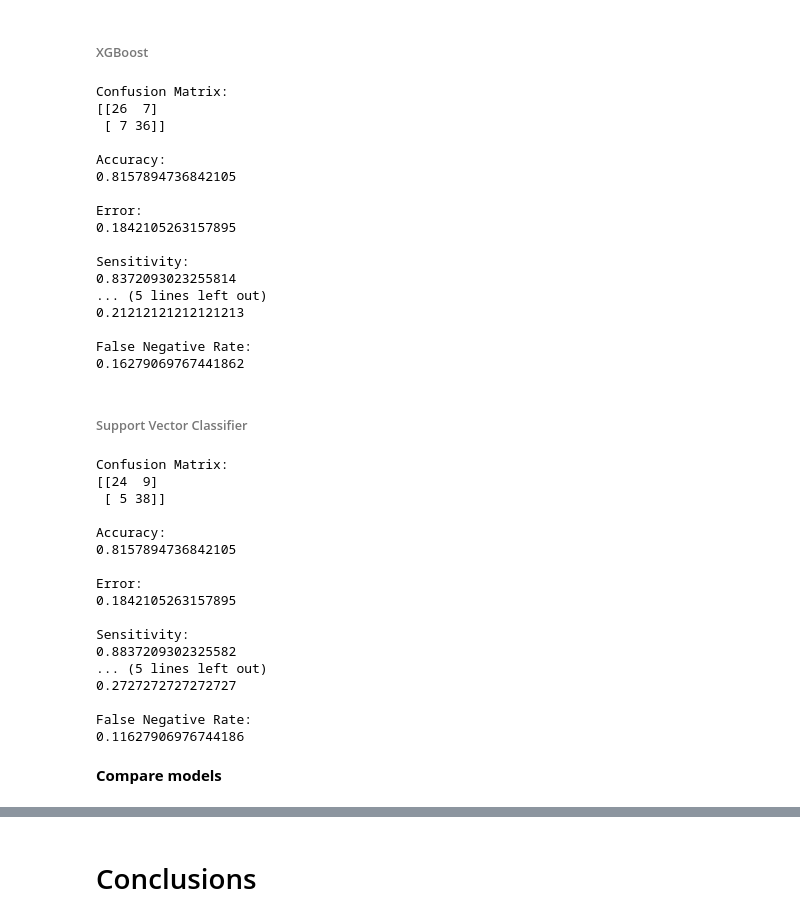
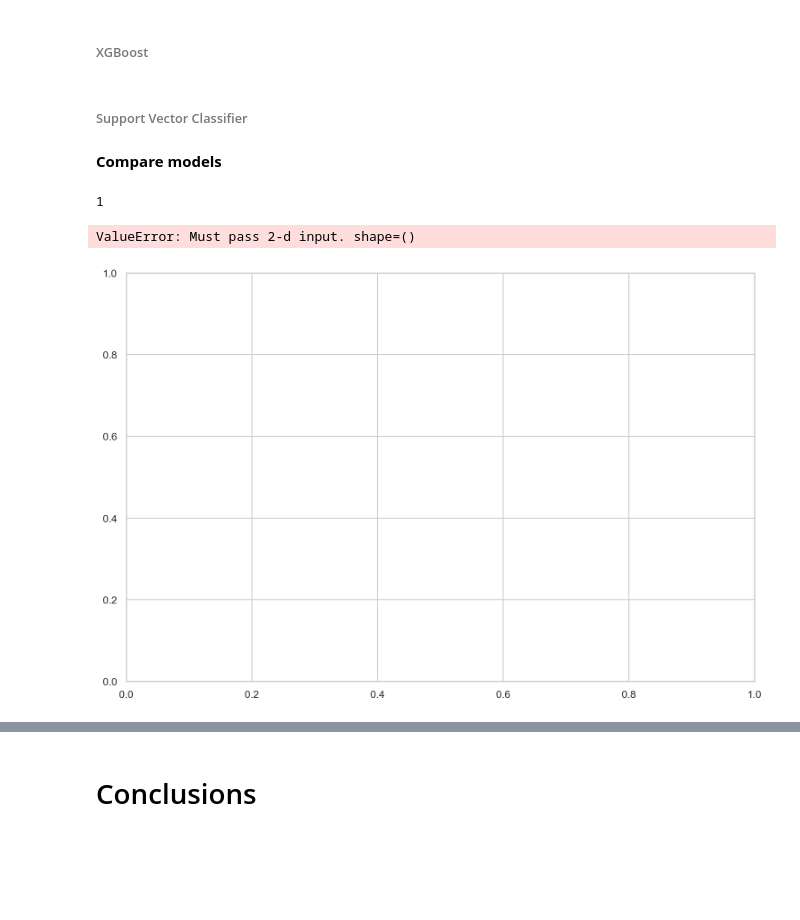
Before and after one commit to Fab1193/DataAnalysis, a Jupyter notebook: Heart Disease.ipynb, the cells around one changed output, grey strips where cells are left out. Drawn from its saved outputs; the diff is of its cells as text; code cells hidden in the pictures; blank space fills up the shorter version.

```diff
--- a/Heart Disease.ipynb
+++ b/Heart Disease.ipynb
@@ -432,29 +348,6 @@ xg_boost = GradientBoostingClassifier()
 target_analysis_xgb = Predictive_Analysis(data = df, predict= "target", model = xg_boost,
                                            standarize= True, train_size= 0.75, random_state=0)
 confusion_matrix_xgb, metrics_xgb = target_analysis_xgb.fit_predict_results()
-
-for i in confusion_matrix_xgb :
-    print("\n%s:\n%s" % (i, confusion_matrix_xgb[i]))
-for k in metrics_xgb:
-    print("\n%s:\n%s" % (k, str(metrics_xgb[k])))
-# %% [output]
-Confusion Matrix:
-[[26  7]
- [ 7 36]]
-
-Accuracy:
-0.8157894736842105
-
-Error:
-0.1842105263157895
-
-Sensitivity:
-0.8372093023255814
-... (5 lines left out)
-0.21212121212121213
-
-False Negative Rate:
-0.16279069767441862
 # %% [markdown]
 ###### Support Vector Classifier
 # %%
@@ -462,31 +355,19 @@ svc = SVC()
 target_analysis_svc = Predictive_Analysis(data = df, predict= "target", model = svc,
                                            standarize= True, train_size= 0.75, random_state=0)
 confusion_matrix_svc, metrics_svc = target_analysis_svc.fit_predict_results()
-
-for i in confusion_matrix_svc :
-    print("\n%s:\n%s" % (i, confusion_matrix_svc[i]))
-for k in metrics_svc:
-    print("\n%s:\n%s" % (k, str(metrics_svc[k])))
-# %% [output]
-Confusion Matrix:
-[[24  9]
- [ 5 38]]
-
-Accuracy:
-0.8157894736842105
-
-Error:
-0.1842105263157895
-
-Sensitivity:
-0.8837209302325582
-... (5 lines left out)
-0.2727272727272727
-
-False Negative Rate:
-0.11627906976744186
 # %% [markdown]
 **Compare models**
+# %%
+len(confusion_matrix_svc.values())
+# %% [output]
+1
+# %%
+fig, ax = plt.subplots(figsize=(12, 8), dpi = 150)
+
+sns.heatmap(confusion_matrix_svc.values(), ax=ax)
+# %% [output]
+ValueError: Must pass 2-d input. shape=()
+[figure, added]
 # %%
 summary = pd.DataFrame([metrics_kn, metrics_dt, metrics_rf, metrics_ab, metrics_xgb, metrics_svc],
                        index = ('KNeighbors', 'Decision Tree', 'Random Forest', 'AdaBoost', 'XGBoost',
```
Also changed, not shown: parts of 8 cells of this notebook.
